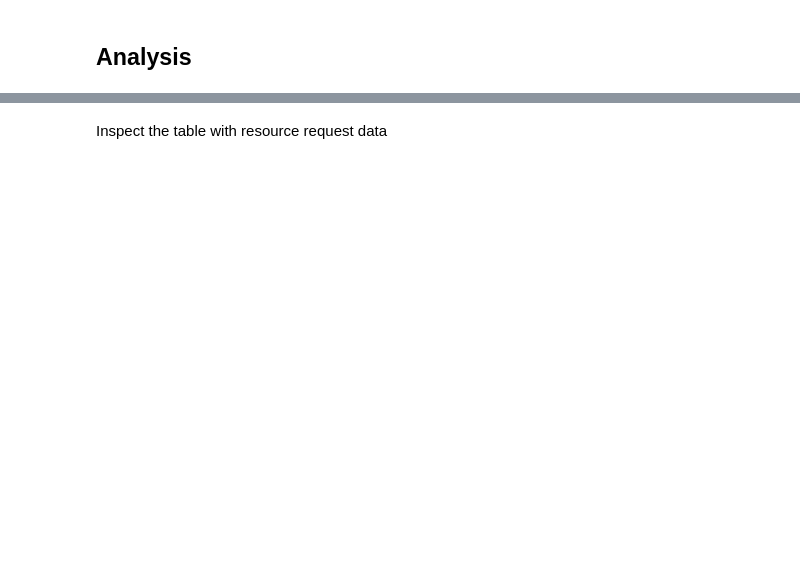
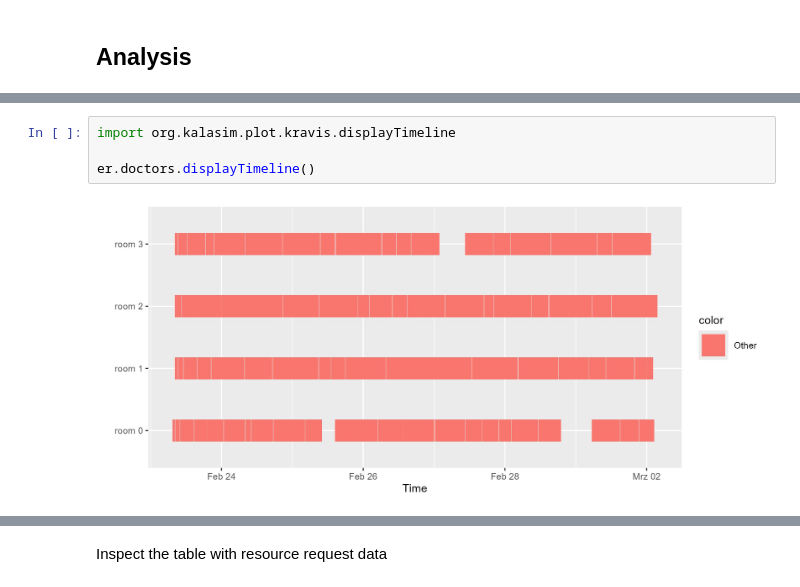
Before and after one commit to holgerbrandl/kalasim, a Jupyter notebook: docs/userguide/docs/examples/emergency_room.ipynb, the cells around one changed output, grey strips where cells are left out. Drawn from its saved outputs; the diff is of its cells as text; blank space fills up the shorter version.

```diff
--- a/docs/userguide/docs/examples/emergency_room.ipynb
+++ b/docs/userguide/docs/examples/emergency_room.ipynb
@@ -192,2 +151,8 @@ Line_13.jupyter-kts (14:46 - 48) Unresolved reference: it
+# %%
+import org.kalasim.plot.kravis.displayTimeline
+
+er.doctors.displayTimeline()
+# %% [output]
+[figure, added]
 # %%
  requestsDf.schema()
```
Also changed, not shown: parts of 23 cells of this notebook, 28 other files.
